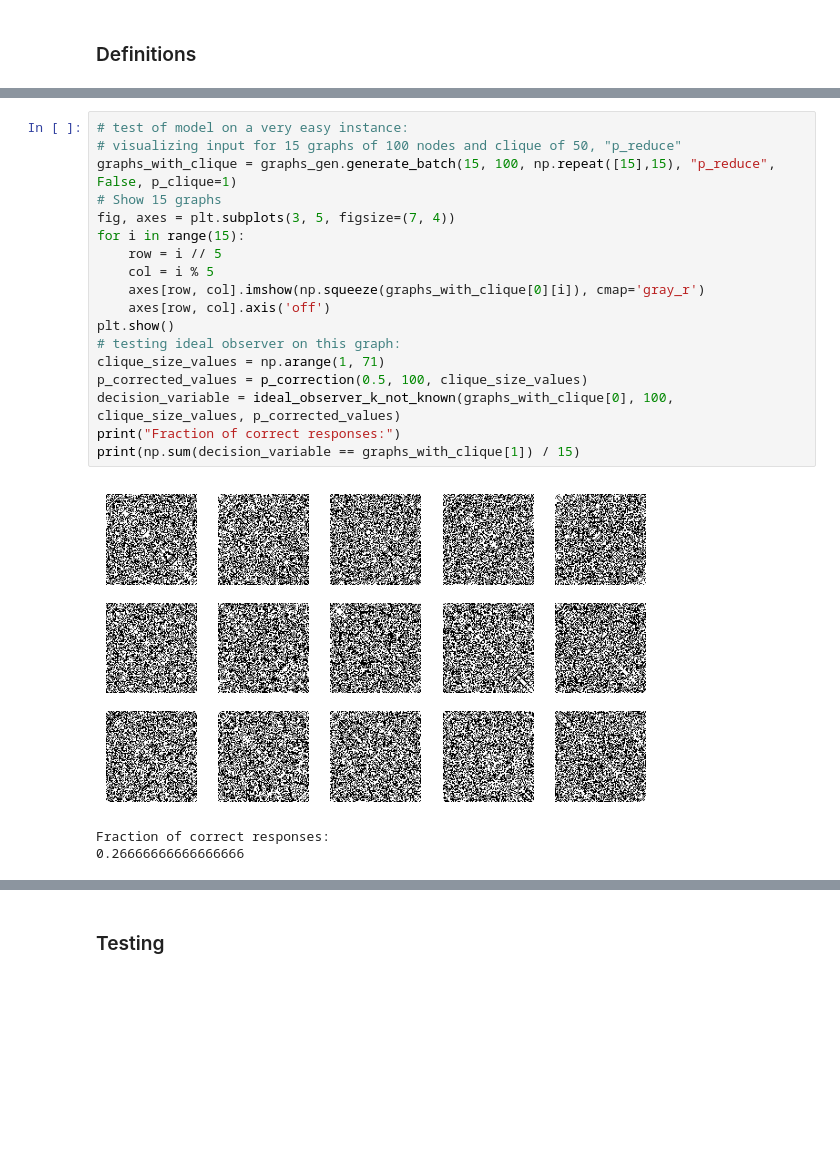
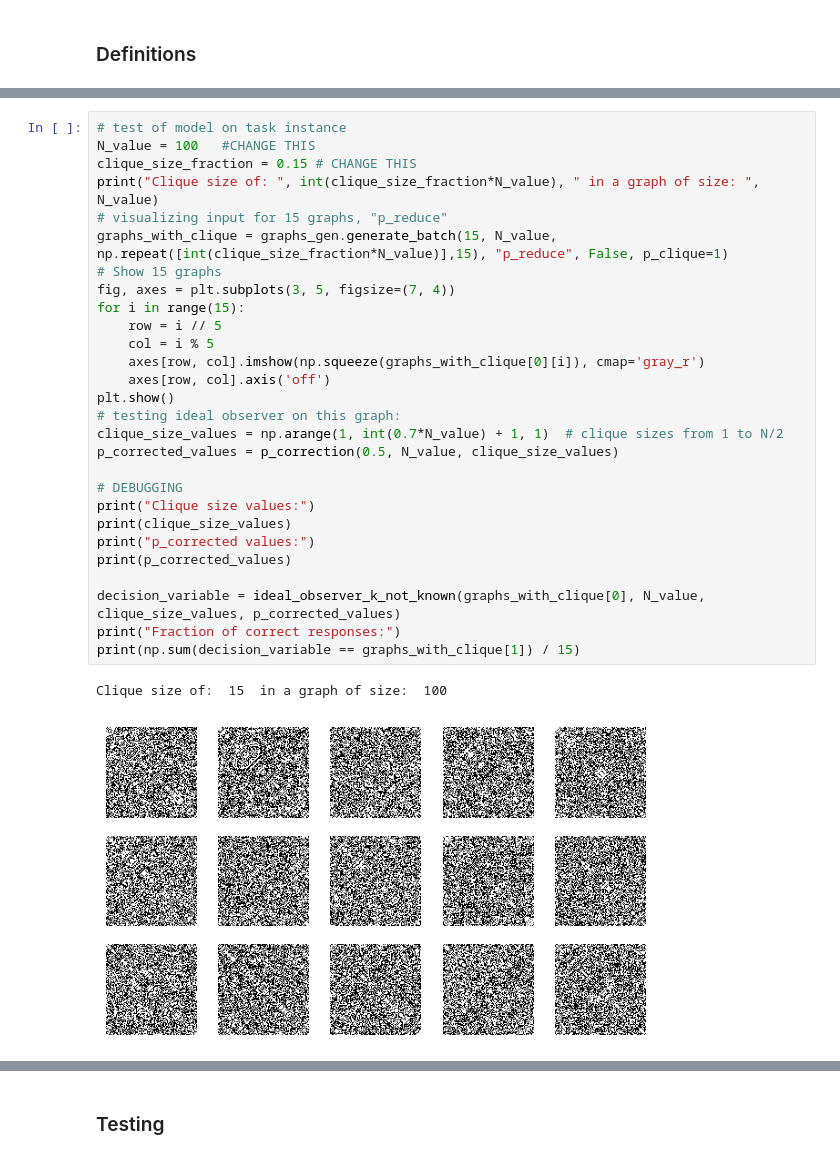
Before and after one commit to danieletirinnanzi/HUPLACLIP-NNs, a Jupyter notebook: scripts/Ideal-observer_performance/Ideal-observer_performance.ipynb, the cells around one changed output, grey strips where cells are left out. Cells and saved outputs as stored; diff of their text form; blank space fills up the shorter version.

```diff
--- a/scripts/Ideal-observer_performance/Ideal-observer_performance.ipynb
+++ b/scripts/Ideal-observer_performance/Ideal-observer_performance.ipynb
@@ -293,22 +323,31 @@ def ideal_observer_k_not_known(graphs_batch, graph_size, clique_size_values, p_c
 # %%
-# test of model on a very easy instance:
-# visualizing input for 15 graphs of 100 nodes and clique of 50, "p_reduce"
-graphs_with_clique = graphs_gen.generate_batch(15, 100, np.repeat([15],15), "p_reduce", False, p_clique=1)
+# test of model on task instance
+N_value = 100   #CHANGE THIS
+clique_size_fraction = 0.15 # CHANGE THIS
+print("Clique size of: ", int(clique_size_fraction*N_value), " in a graph of size: ", N_value)
+# visualizing input for 15 graphs, "p_reduce"
+graphs_with_clique = graphs_gen.generate_batch(15, N_value, np.repeat([int(clique_size_fraction*N_value)],15), "p_reduce", False, p_clique=1)
 # Show 15 graphs
 fig, axes = plt.subplots(3, 5, figsize=(7, 4))
 for i in range(15):
     row = i // 5
     col = i % 5
     axes[row, col].imshow(np.squeeze(graphs_with_clique[0][i]), cmap='gray_r')
     axes[row, col].axis('off')
 plt.show()
 # testing ideal observer on this graph:
-clique_size_values = np.arange(1, 71)
-p_corrected_values = p_correction(0.5, 100, clique_size_values)
-decision_variable = ideal_observer_k_not_known(graphs_with_clique[0], 100, clique_size_values, p_corrected_values)
+clique_size_values = np.arange(1, int(0.7*N_value) + 1, 1)  # clique sizes from 1 to N/2
+p_corrected_values = p_correction(0.5, N_value, clique_size_values)
+
+# DEBUGGING
+print("Clique size values:")
+print(clique_size_values)
+print("p_corrected values:")
+print(p_corrected_values)
+
+decision_variable = ideal_observer_k_not_known(graphs_with_clique[0], N_value, clique_size_values, p_corrected_values)
 print("Fraction of correct responses:")
 print(np.sum(decision_variable == graphs_with_clique[1]) / 15)
 # %% [output]
+Clique size of:  15  in a graph of size:  100
-[figure, old version]
+[figure, new version]
-Fraction of correct responses:
-0.26666666666666666
```
Also changed, not shown: parts of 6 cells of this notebook, 28 other files.
